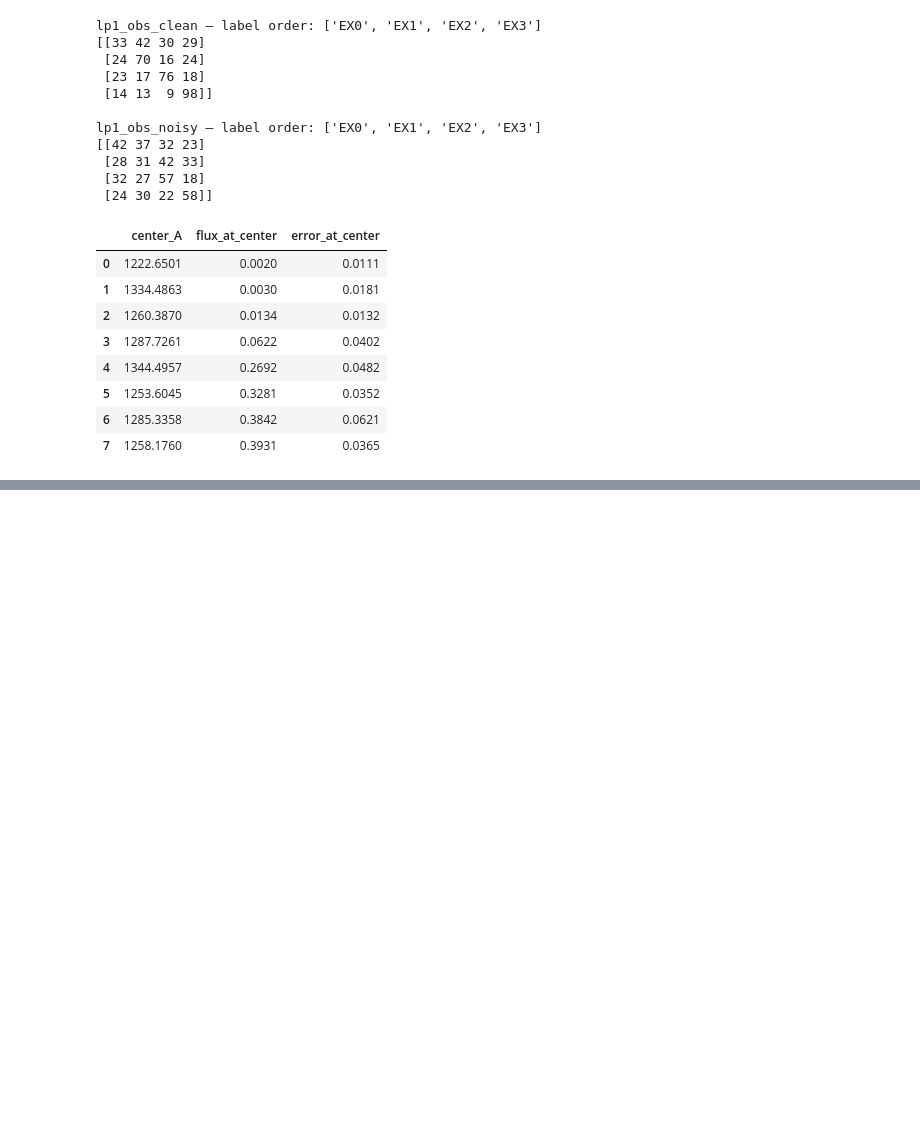
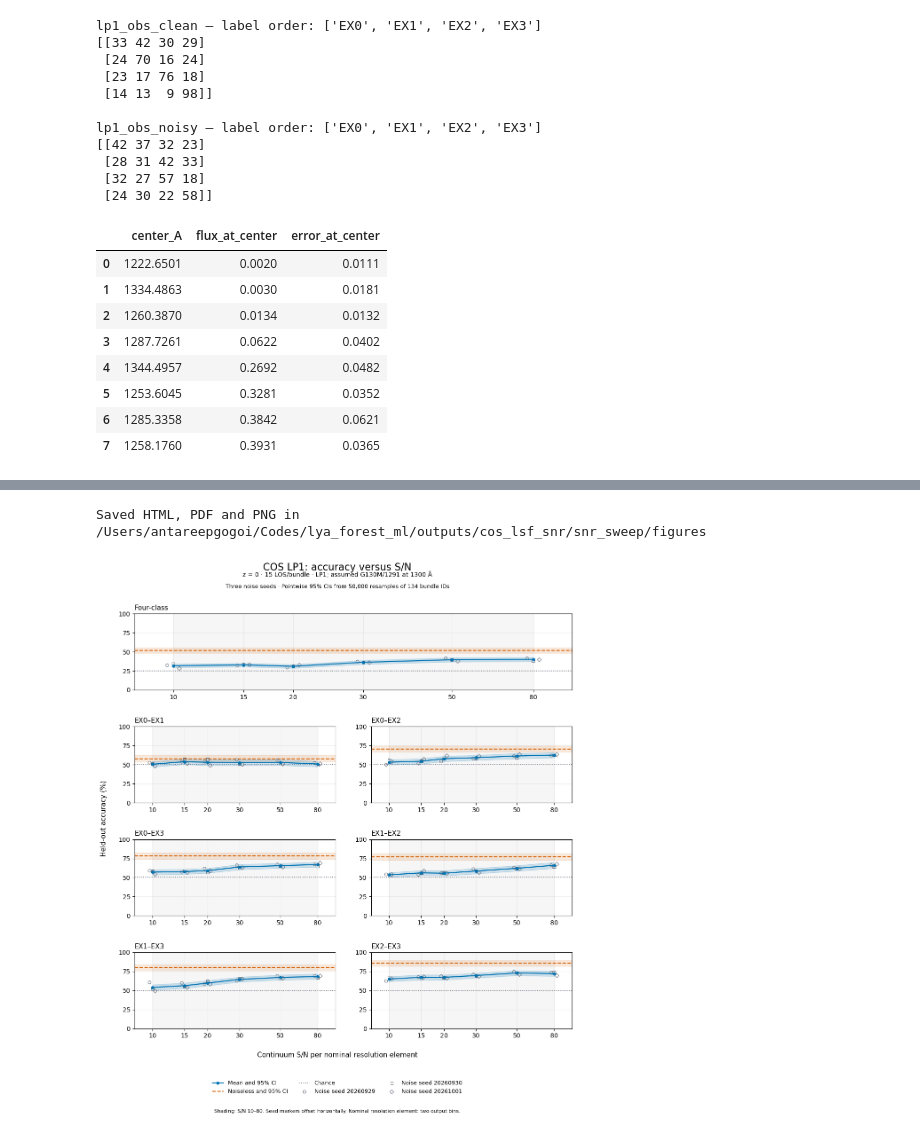
Before and after one commit to gogoi7/lya_forest_ml, a Jupyter notebook: notebooks/cos_obs.ipynb, the cells around one changed output, grey strips where cells are left out. Saved outputs shown, nothing was run; the diff lists cells and outputs as text; code cells hidden in the pictures; blank space fills up the shorter version.

Commit message:
Add COS LP1 S/N sweep and paired bootstrap results

```diff
--- a/notebooks/cos_obs.ipynb
+++ b/notebooks/cos_obs.ipynb
@@ -893,0 +1833,13 @@ fig_strong.show()
+# %%
+import importlib
+from src import snr_plots
+
+importlib.reload(snr_plots)
+
+fig_snr, fig_snr_static = snr_plots.plot_snr_sweep(ROOT)
+
+fig_snr.show(config={"scrollZoom": True, "displaylogo": False})
+display(fig_snr_static)
+# %% [output]
+Saved HTML, PDF and PNG in /Users/antareepgogoi/Codes/lya_forest_ml/outputs/cos_lsf_snr/snr_sweep/figures
+[figure, added]
```
Also changed, not shown: parts of 19 cells of this notebook, 13 other files.
